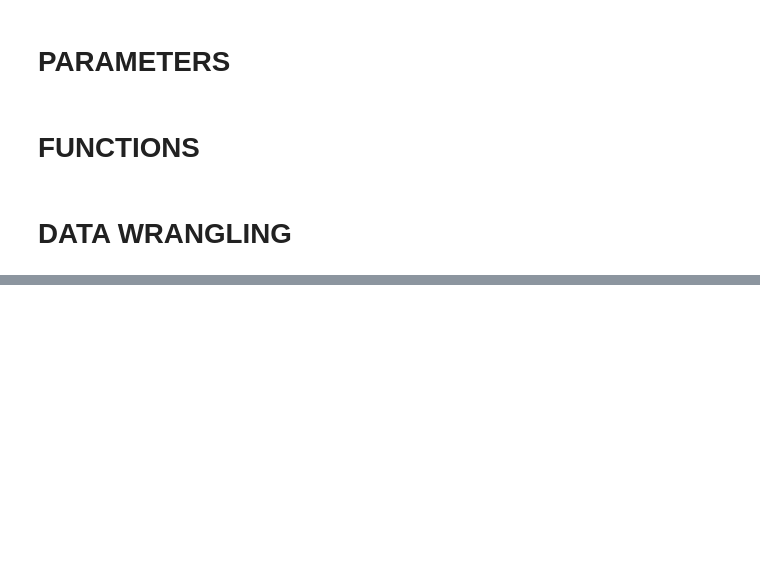
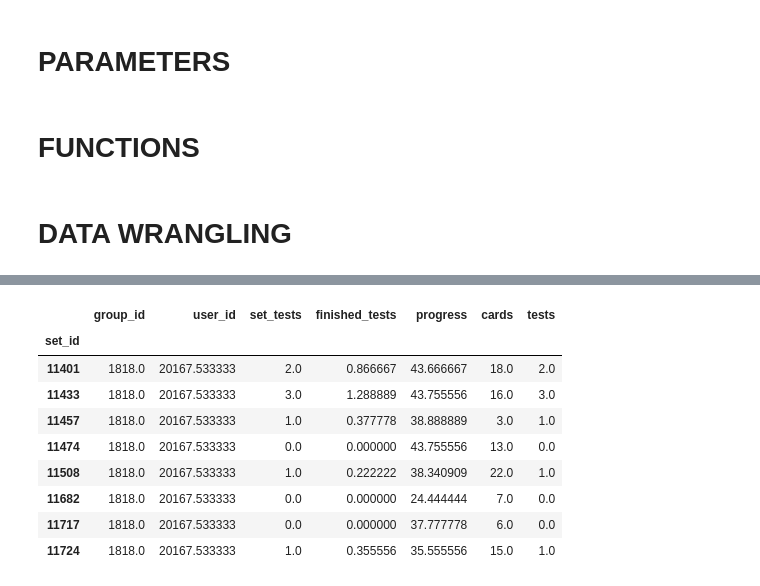
Before and after one commit to byhumane/talentcards, a Jupyter notebook: notebooks/3.0_Calculate engagement kpis.ipynb, the cells around one changed output, grey strips where cells are left out. Cells and saved outputs as stored; diff of their text form; code cells hidden in the pictures; blank space fills up the shorter version.

```diff
--- a/notebooks/3.0_Calculate engagement kpis.ipynb
+++ b/notebooks/3.0_Calculate engagement kpis.ipynb
@@ -20,7 +20,10 @@ credentials = service_account.Credentials.from_service_account_file(
 # %% [markdown]
 # DATA WRANGLING
 # %%
-sql = """
-SELECT * FROM
+query = """
+SELECT * FROM dtm_engagement.ft_content_consumption
+WHERE group_id=1818
 """
-pd.read_gbq(query=query, credentials=credentials, project_id=project_id)
+df=pd.read_gbq(query=query, credentials=credentials, project_id=project_id)
+# %%
+df['duration']=pd.to_datetime(df['completed_at'],utc=True)-pd.to_datetime(df['started_at'],utc=True)
@@ -26,0 +45,13 @@ pd.read_gbq(query=query, credentials=credentials, project_id=project_id)
+# %%
+df.groupby(by=['set_id']).mean()
+# %% [output]
+|  | group_id | user_id | set_tests | finished_tests | progress | cards | tests |
+| set_id |  |  |  |  |  |  |  |
+| 11401 | 1818.0 | 20167.533333 | 2.0 | 0.866667 | 43.666667 | 18.0 | 2.0 |
+| 11433 | 1818.0 | 20167.533333 | 3.0 | 1.288889 | 43.755556 | 16.0 | 3.0 |
+| 11457 | 1818.0 | 20167.533333 | 1.0 | 0.377778 | 38.888889 | 3.0 | 1.0 |
+| 11474 | 1818.0 | 20167.533333 | 0.0 | 0.000000 | 43.755556 | 13.0 | 0.0 |
+| 11508 | 1818.0 | 20167.533333 | 1.0 | 0.222222 | 38.340909 | 22.0 | 1.0 |
+| 11682 | 1818.0 | 20167.533333 | 0.0 | 0.000000 | 24.444444 | 7.0 | 0.0 |
+| 11717 | 1818.0 | 20167.533333 | 0.0 | 0.000000 | 37.777778 | 6.0 | 0.0 |
+| 11724 | 1818.0 | 20167.533333 | 1.0 | 0.355556 | 35.555556 | 15.0 | 1.0 |
```
Also changed, not shown: parts of 1 cell of this notebook, 3 other files.
